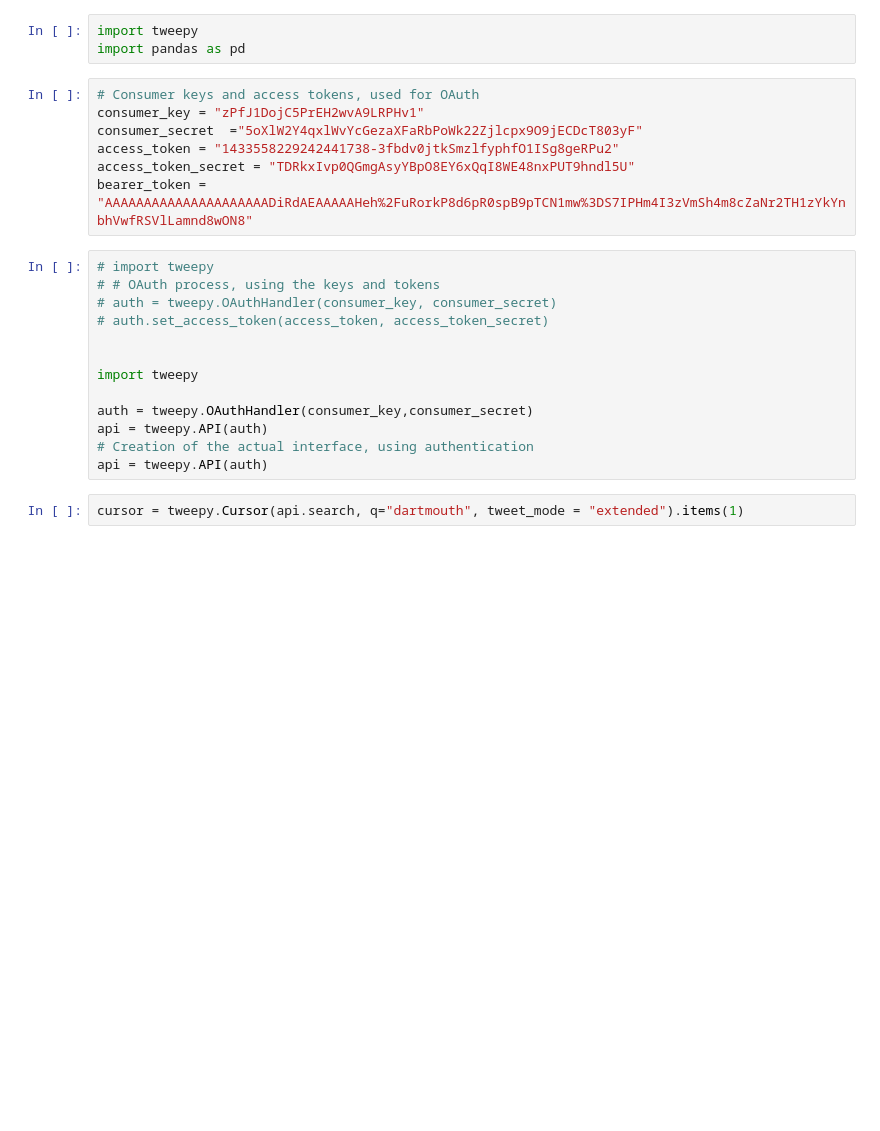
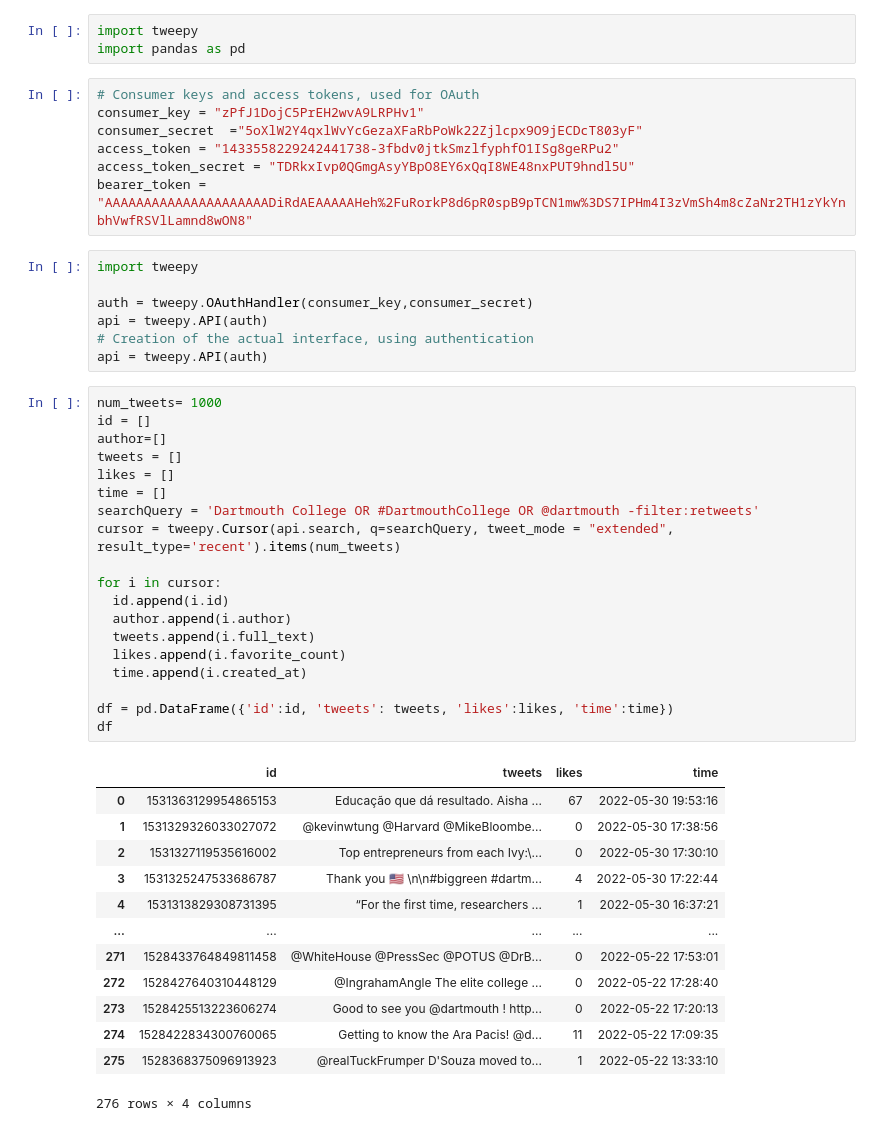
Before and after one commit to HaroldThan/IvySentiment, a Jupyter notebook: IvySentiment.ipynb, the cells around one changed output. Drawn from its saved outputs; the diff is of its cells as text; blank space fills up the shorter version.

```diff
--- a/IvySentiment.ipynb
+++ b/IvySentiment.ipynb
@@ -22,17 +30,42 @@ access_token = "1433558229242441738-3fbdv0jtkSmzlfyphfO1ISg8geRPu2"
 access_token_secret = "TDRkxIvp0QGmgAsyYBpO8EY6xQqI8WE48nxPUT9hndl5U"
 bearer_token = "AAAAAAAAAAAAAAAAAAAAADiRdAEAAAAAHeh%2FuRorkP8d6pR0spB9pTCN1mw%3DS7IPHm4I3zVmSh4m8cZaNr2TH1zYkYnbhVwfRSVlLamnd8wON8"
 # %%
-# import tweepy
-# # OAuth process, using the keys and tokens
-# auth = tweepy.OAuthHandler(consumer_key, consumer_secret)
-# auth.set_access_token(access_token, access_token_secret)
-
-
 import tweepy
 
 auth = tweepy.OAuthHandler(consumer_key,consumer_secret)
 api = tweepy.API(auth)
 # Creation of the actual interface, using authentication
 api = tweepy.API(auth)
-# %%
-cursor = tweepy.Cursor(api.search, q="dartmouth", tweet_mode = "extended").items(1)
+# %%
+num_tweets= 1000
+id = []
+author=[]
+tweets = []
+likes = []
+time = []
+searchQuery = 'Dartmouth College OR #DartmouthCollege OR @dartmouth -filter:retweets'
+cursor = tweepy.Cursor(api.search, q=searchQuery, tweet_mode = "extended", result_type='recent').items(num_tweets)
+
+for i in cursor:
+  id.append(i.id)
+  author.append(i.author)
+  tweets.append(i.full_text)
+  likes.append(i.favorite_count)
+  time.append(i.created_at)
+
+df = pd.DataFrame({'id':id, 'tweets': tweets, 'likes':likes, 'time':time})
+df
+# %% [output]
+|  | id | tweets | likes | time |
+| 0 | 1531363129954865153 | Educação que dá resultado. Aisha ... | 67 | 2022-05-30 19:53:16 |
+| 1 | 1531329326033027072 | @kevinwtung @Harvard @MikeBloombe... | 0 | 2022-05-30 17:38:56 |
+| 2 | 1531327119535616002 | Top entrepreneurs from each Ivy:\... | 0 | 2022-05-30 17:30:10 |
+| 3 | 1531325247533686787 | Thank you 🇺🇸 \n\n#biggreen #dartm... | 4 | 2022-05-30 17:22:44 |
+| 4 | 1531313829308731395 | “For the first time, researchers ... | 1 | 2022-05-30 16:37:21 |
+| ... | ... | ... | ... | ... |
+| 271 | 1528433764849811458 | @WhiteHouse @PressSec @POTUS @DrB... | 0 | 2022-05-22 17:53:01 |
+| 272 | 1528427640310448129 | @IngrahamAngle The elite college ... | 0 | 2022-05-22 17:28:40 |
+| 273 | 1528425513223606274 | Good to see you @dartmouth ! http... | 0 | 2022-05-22 17:20:13 |
+| 274 | 1528422834300760065 | Getting to know the Ara Pacis! @d... | 11 | 2022-05-22 17:09:35 |
+| 275 | 1528368375096913923 | @realTuckFrumper D'Souza moved to... | 1 | 2022-05-22 13:33:10 |
+276 rows × 4 columns
```
Also changed, not shown: parts of 10 cells of this notebook.
